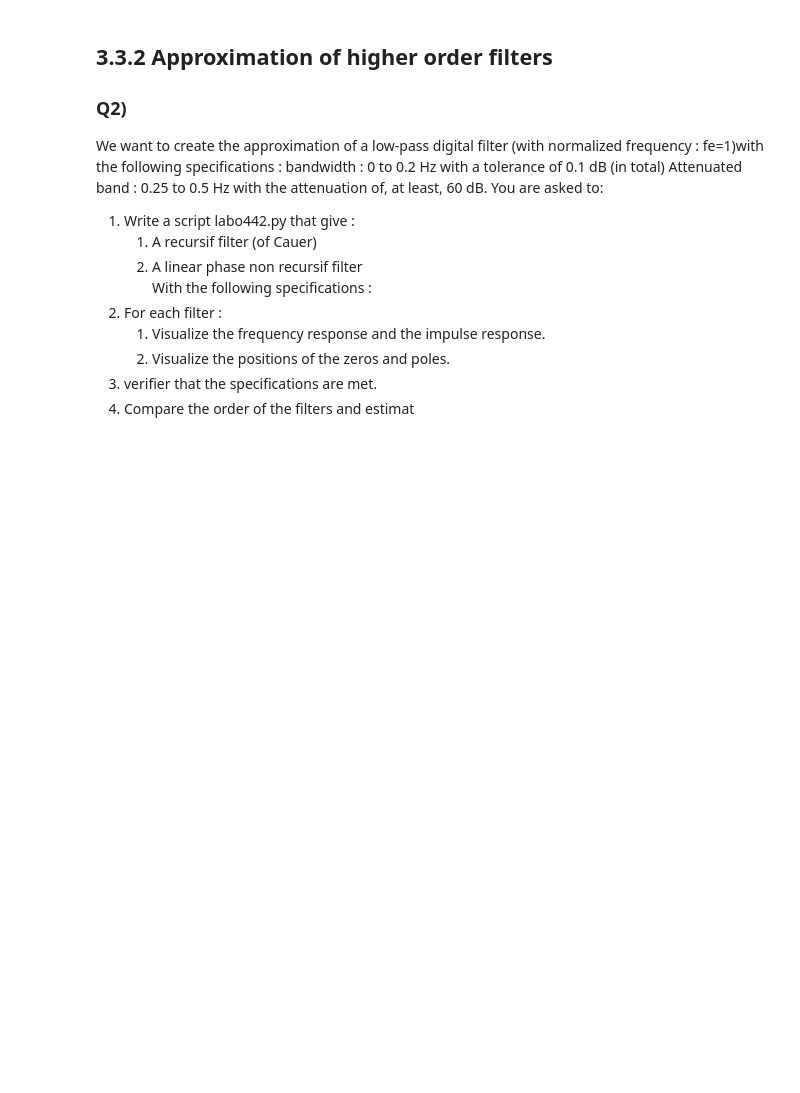
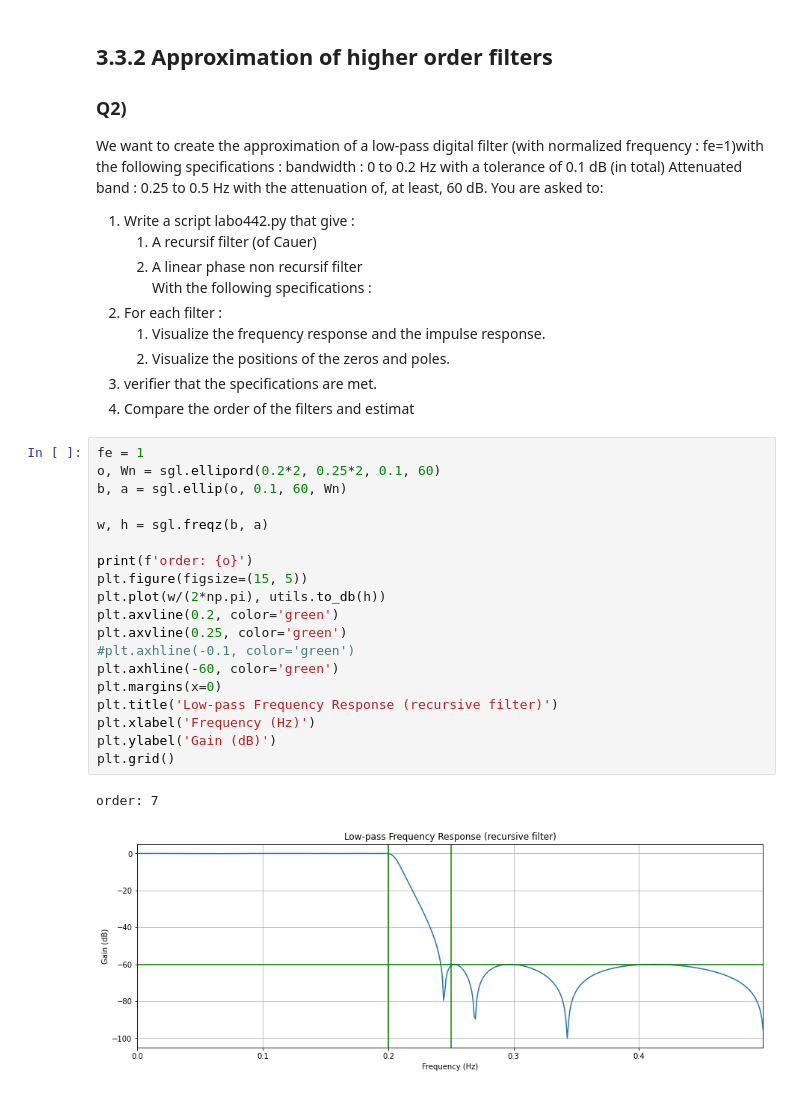
Before and after one commit to lionelGoffaux/tp_signal, a Jupyter notebook: lab3.ipynb, the cells around one changed output. Saved outputs shown, nothing was run; the diff lists cells and outputs as text; blank space fills up the shorter version.

```diff
--- a/lab3.ipynb
+++ b/lab3.ipynb
@@ -232,3 +254,25 @@ With the following specifications :
     2. Visualize the positions of the zeros and poles.
 3. verifier that the specifications are met.
 4. Compare the order of the filters and estimat
+# %%
+fe = 1
+o, Wn = sgl.ellipord(0.2*2, 0.25*2, 0.1, 60)
+b, a = sgl.ellip(o, 0.1, 60, Wn)
+
+w, h = sgl.freqz(b, a)
+
+print(f'order: {o}')
+plt.figure(figsize=(15, 5))
+plt.plot(w/(2*np.pi), utils.to_db(h))
+plt.axvline(0.2, color='green')
+plt.axvline(0.25, color='green')
+#plt.axhline(-0.1, color='green')
+plt.axhline(-60, color='green')
+plt.margins(x=0)
+plt.title('Low-pass Frequency Response (recursive filter)')
+plt.xlabel('Frequency (Hz)')
+plt.ylabel('Gain (dB)')
+plt.grid()
+# %% [output]
+order: 7
+[figure, added]
```
Also changed, not shown: parts of 11 cells of this notebook, 11 other files.
